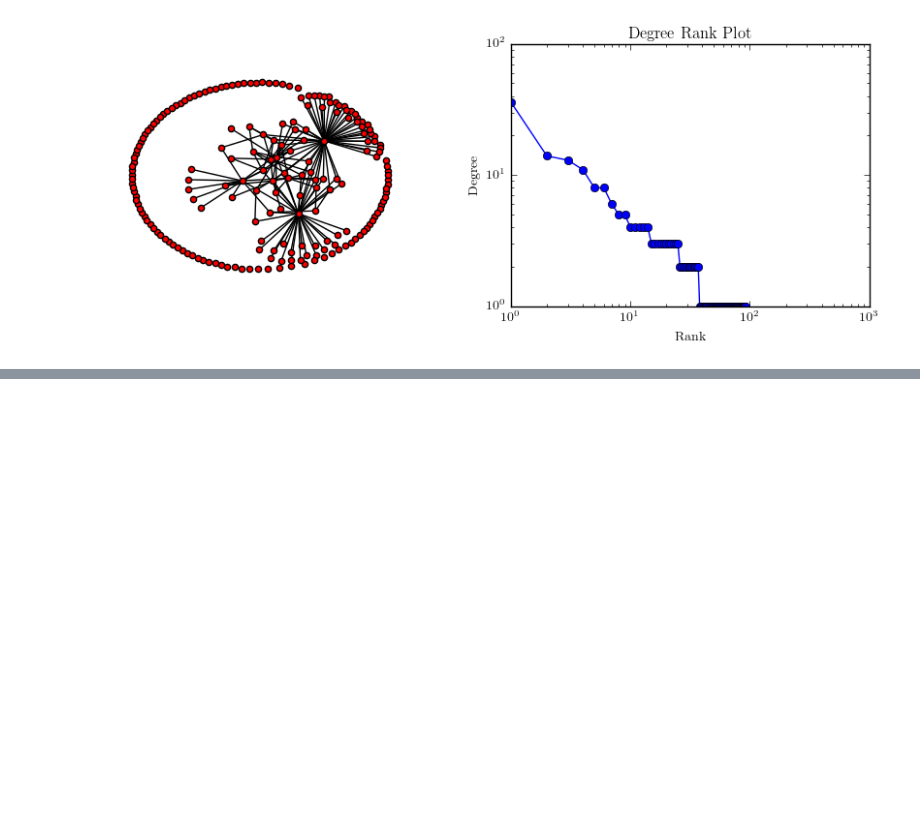
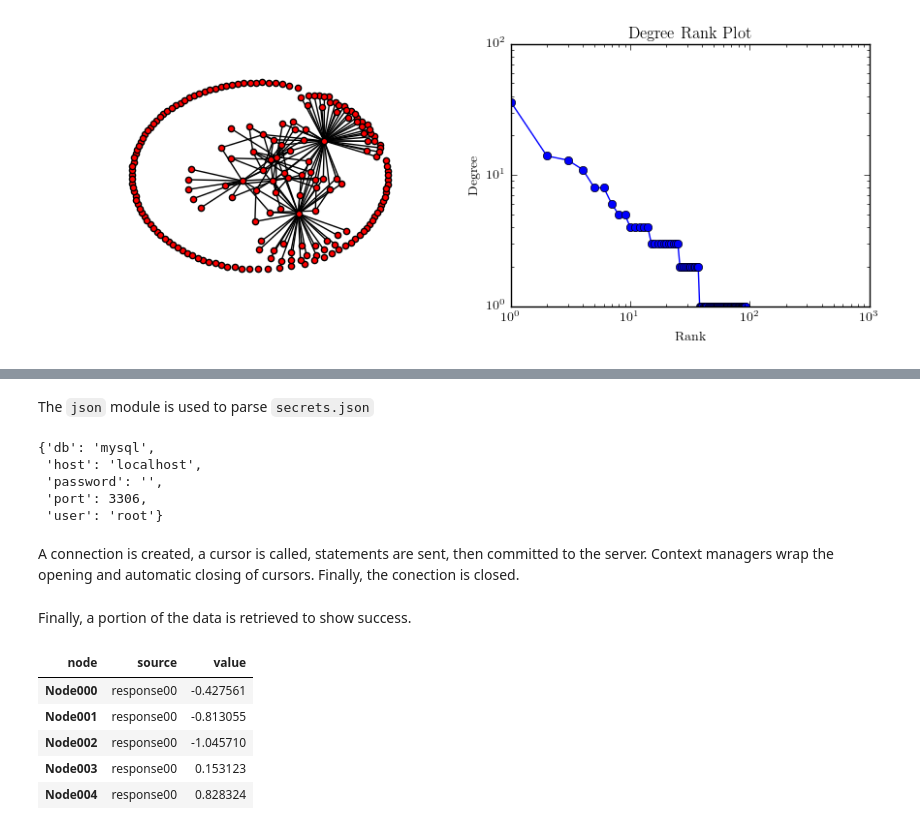
Before and after one commit to bit-lsi/BMDL2016, a Jupyter notebook: exercises/exercise01.ipynb, the cells around one changed output, grey strips where cells are left out. Cells and saved outputs as stored; diff of their text form; code cells hidden in the pictures; blank space fills up the shorter version.

Commit message:
updates
- added unit testing to ./test.py
- added sql stuff to exercise 1

```diff
--- a/exercises/exercise01.ipynb
+++ b/exercises/exercise01.ipynb
@@ -102,0 +123,2 @@ plt.show()
+# %%
+melted_data = [(node, source, value) for index, (node, source, value) in melted_df.iterrows()]
@@ -102,0 +140,22 @@ plt.show()
+# %%
+import os
+
+base = os.environ['BUG_FREE_EUREKA_BASE']
+secrets_path = os.path.join(base, 'secrets.json')
+# %% [markdown]
+The `json` module is used to parse `secrets.json`
+# %%
+import json
+
+with open(secrets_path) as file:
+    secrets = json.load(file)
+
+secrets['test_db']
+# %% [output]
+{'db': 'mysql',
+ 'host': 'localhost',
+ 'password': '',
+ 'port': 3306,
+ 'user': 'root'}
+# %% [markdown]
+A connection is created, a cursor is called, statements are sent, then committed to the server. Context managers wrap the opening and automatic closing of cursors. Finally, the conection is closed.
@@ -102,0 +192,25 @@ plt.show()
+# %% [markdown]
+Finally, a portion of the data is retrieved to show success.
+# %%
+connection = pymysql.connect(**secrets['test_db'])
+
+with connection.cursor() as cursor:
+    sql = """select * from `bugfreeeureka.responses` limit 5"""
+    cursor.execute(sql)
+    results = cursor.fetchall()
+
+connection.close()
+
+res_df = pd.DataFrame.from_records(list(results), index=[1], exclude=[0])
+res_df.columns = 'source', 'value'
+res_df.columns.name = 'node'
+res_df.index.name = None
+
+res_df
+# %% [output]
+| node | source | value |
+| Node000 | response00 | -0.427561 |
+| Node001 | response00 | -0.813055 |
+| Node002 | response00 | -1.045710 |
+| Node003 | response00 | 0.153123 |
+| Node004 | response00 | 0.828324 |
```
Also changed, not shown: parts of 8 cells of this notebook, 1 other file.
